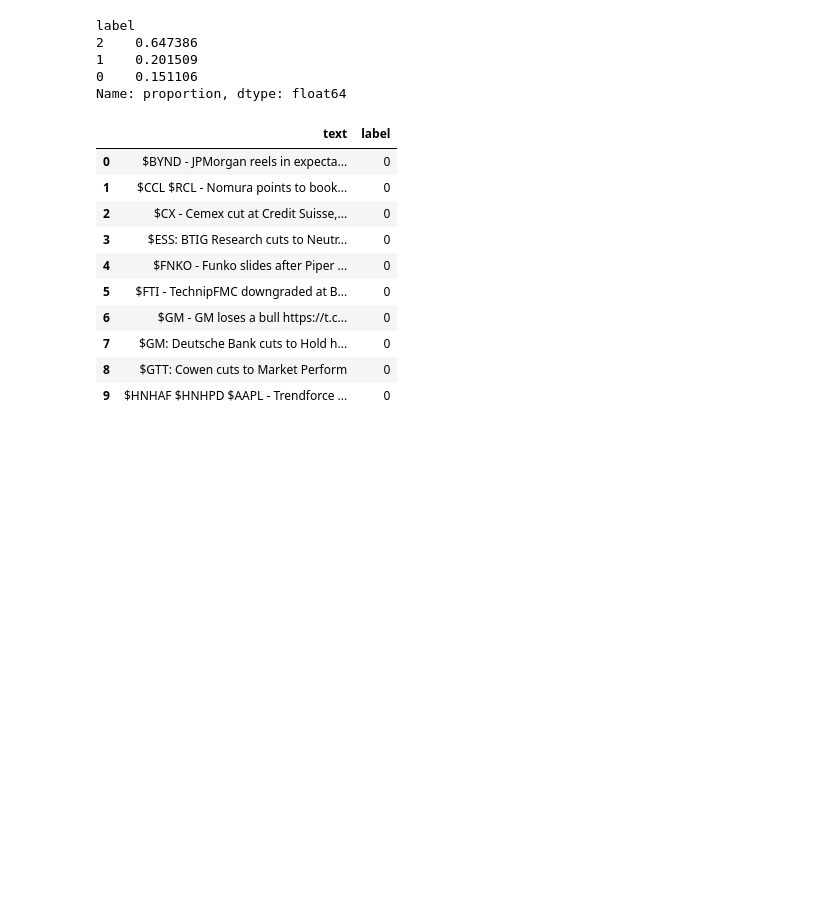
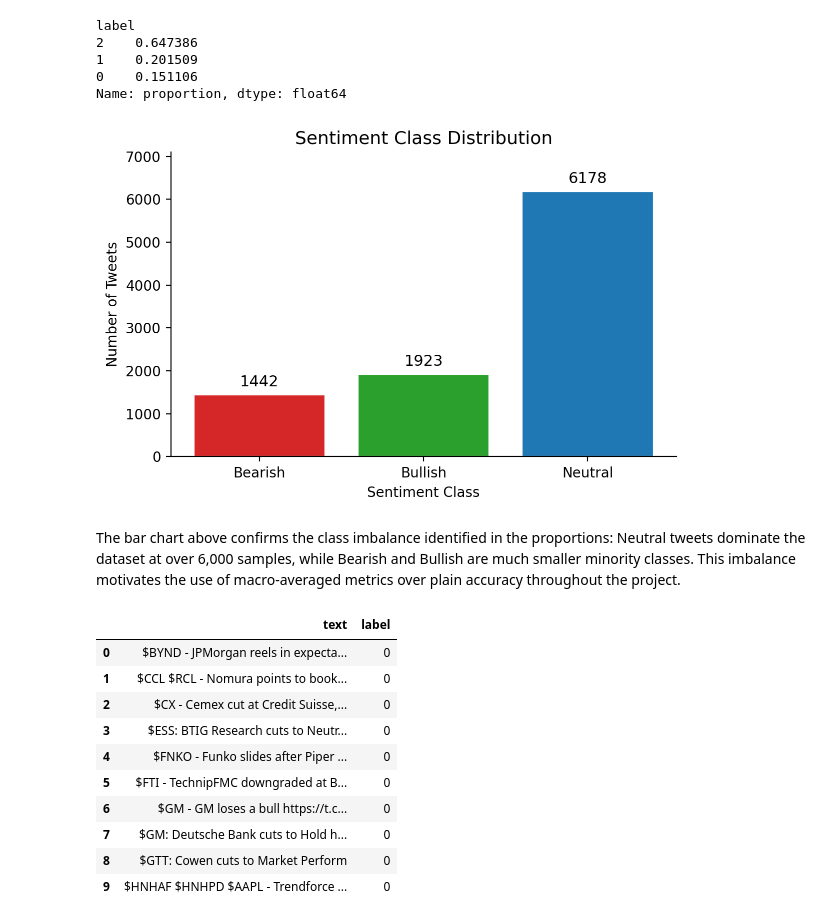
Before and after one commit to alexmr-ds/text_mining_project, a Jupyter notebook: notebooks/workflow.ipynb, the cells around one changed output. Saved outputs shown, nothing was run; the diff lists cells and outputs as text; code cells hidden in the pictures; blank space fills up the shorter version.

```diff
--- a/notebooks/workflow.ipynb
+++ b/notebooks/workflow.ipynb
@@ -109,6 +111,27 @@ label
 1    0.201509
 0    0.151106
 Name: proportion, dtype: float64
+# %%
+# --- Class distribution bar chart --- #
+label_names_map = {0: "Bearish", 1: "Bullish", 2: "Neutral"}
+label_counts = train["label"].value_counts().sort_index()
+label_labels = [label_names_map[i] for i in label_counts.index]
+colors = ["#d62728", "#2ca02c", "#1f77b4"]
+
+fig, ax = plt.subplots(figsize=(6, 4))
+bars = ax.bar(label_labels, label_counts.values, color=colors, edgecolor="white", linewidth=0.8)
+ax.bar_label(bars, fmt="%d", padding=4, fontsize=11)
+ax.set_title("Sentiment Class Distribution", fontsize=13)
+ax.set_xlabel("Sentiment Class")
+ax.set_ylabel("Number of Tweets")
+ax.set_ylim(0, label_counts.max() * 1.15)
+ax.spines[["top", "right"]].set_visible(False)
+plt.tight_layout()
+plt.show()
+# %% [output]
+[figure, added]
+# %% [markdown]
+The bar chart above confirms the class imbalance identified in the proportions: Neutral tweets dominate the dataset at over 6,000 samples, while Bearish and Bullish are much smaller minority classes. This imbalance motivates the use of macro-averaged metrics over plain accuracy throughout the project.
 # %%
 train.head(10)
 # %% [output]
```
Also changed, not shown: parts of 17 cells of this notebook, 2 other files.
